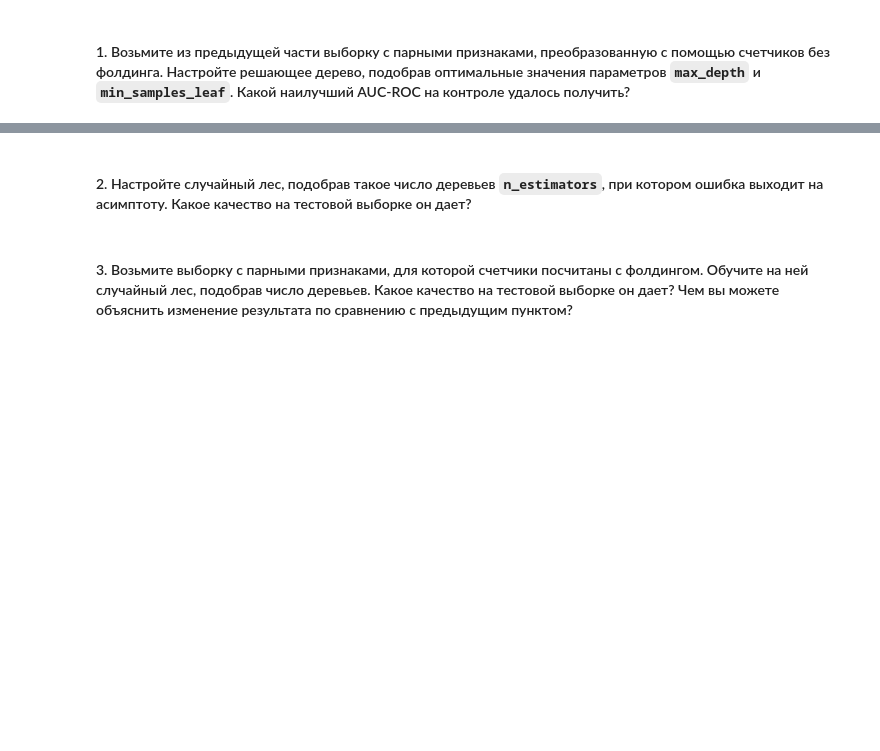
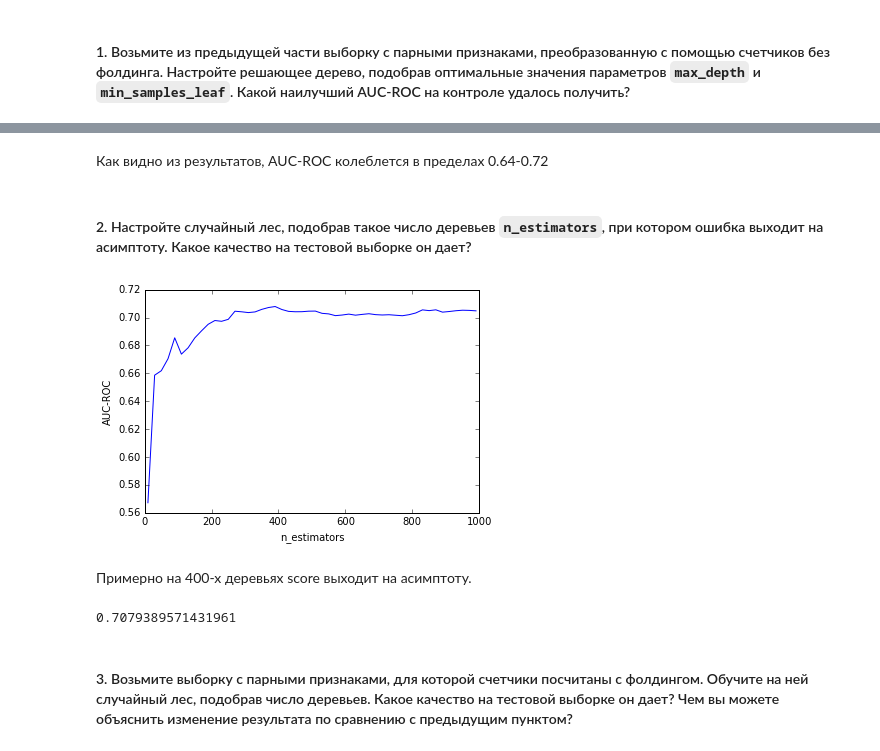
Before and after one commit to corvin28/ml_labs, a Jupyter notebook: lab01_pandas_knn_trees.ipynb, the cells around one changed output, grey strips where cells are left out. Saved outputs shown, nothing was run; the diff lists cells and outputs as text; code cells hidden in the pictures; blank space fills up the shorter version.

```diff
--- a/lab01_pandas_knn_trees.ipynb
+++ b/lab01_pandas_knn_trees.ipynb
@@ -356,3 +446,13 @@ for k in range(3, 20):
 ## Часть 3: Решающие деревья и леса
 # %% [markdown]
 #### 1. Возьмите из предыдущей части выборку с парными признаками, преобразованную с помощью счетчиков без фолдинга. Настройте решающее дерево, подобрав оптимальные значения параметров `max_depth` и `min_samples_leaf`. Какой наилучший AUC-ROC на контроле удалось получить?
+# %%
+dtree = DecisionTreeClassifier(max_depth=5, min_samples_leaf=10)
+s = 0
+for i in range(10):
+    dtree.fit(X_train_nf, y_train.values)
+    answer = dtree.predict_proba(X_test_c)
+    score = roc_auc_score(y_test.values, answer[:, 1])
+    print(score)
+    s += score
+print('mean AUC-ROC =', s / 10)
@@ -359,4 +471,25 @@ for k in range(3, 20):
+# %% [markdown]
+Как видно из результатов, AUC-ROC колеблется в пределах 0.64-0.72
 # %% [markdown]
 #### 2. Настройте случайный лес, подобрав такое число деревьев `n_estimators`, при котором ошибка выходит на асимптоту. Какое качество на тестовой выборке он дает?
+# %%
+score = []
+for i in range(10, 1000, 20):
+    rf = RandomForestClassifier(n_estimators=i, n_jobs=-1, random_state=241)
+    rf.fit(X_train_nf, y_train.values)
+    answer = rf.predict_proba(X_test_c)
+    score.append(roc_auc_score(y_test.values, answer[:, 1]))
+plt.plot(range(10, 1000, 20), score)
+plt.xlabel('n_estimators')
+plt.ylabel('AUC-ROC')
+plt.show()
+# %% [output]
+[figure, added]
+# %% [markdown]
+Примерно на 400-х деревьях score выходит на асимптоту.
+# %%
+max(score)
+# %% [output]
+0.7079389571431961
 # %% [markdown]
 #### 3. Возьмите выборку с парными признаками, для которой счетчики посчитаны с фолдингом. Обучите на ней случайный лес, подобрав число деревьев. Какое качество на тестовой выборке он дает? Чем вы можете объяснить изменение результата по сравнению с предыдущим пунктом?
```
Also changed, not shown: parts of 36 cells of this notebook.
